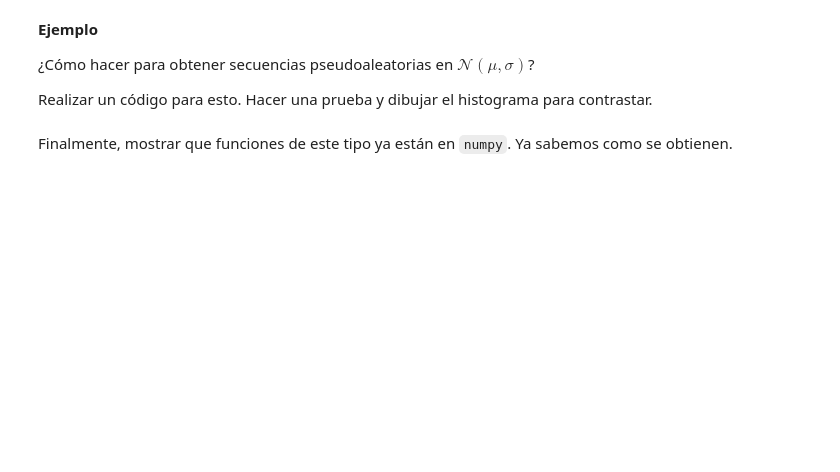
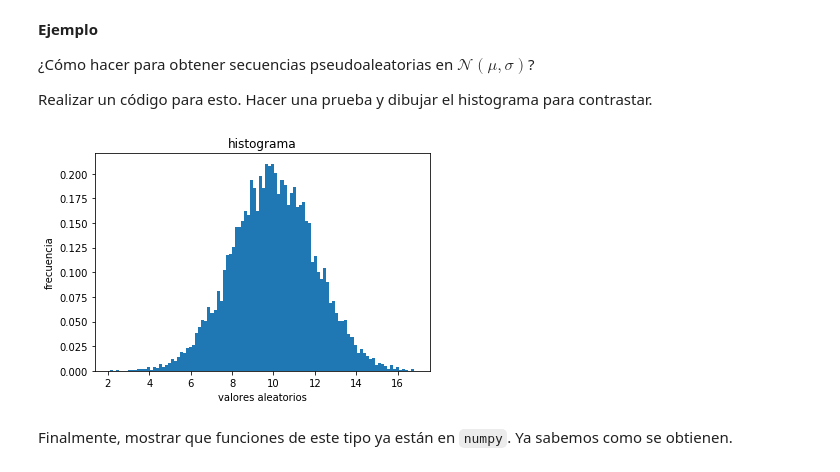
Before and after one commit to esjimenezro/SimRC2018-1, a Jupyter notebook: Modulo1/Clase4_NumerosPseudoaleatorios.ipynb, the cells around one changed output. Saved outputs shown, nothing was run; the diff lists cells and outputs as text; code cells hidden in the pictures; blank space fills up the shorter version.

```diff
--- a/Modulo1/Clase4_NumerosPseudoaleatorios.ipynb
+++ b/Modulo1/Clase4_NumerosPseudoaleatorios.ipynb
@@ -303,2 +303,15 @@ Realizar un código para esto. Hacer una prueba y dibujar el histograma para con
+# %%
+#### Resolver acá
+sigma = 2
+mu = 10
+x = sigma*randnorm(10**4)+mu
+# %%
+plt.hist(x, 100, normed=True)
+plt.xlabel('valores aleatorios')
+plt.ylabel('frecuencia')
+plt.title('histograma')
+plt.show()
+# %% [output]
+[figure, added]
 # %% [markdown]
 Finalmente, mostrar que funciones de este tipo ya están en `numpy`. Ya sabemos como se obtienen.
```
Also changed, not shown: parts of 10 cells of this notebook, 1 other file.
